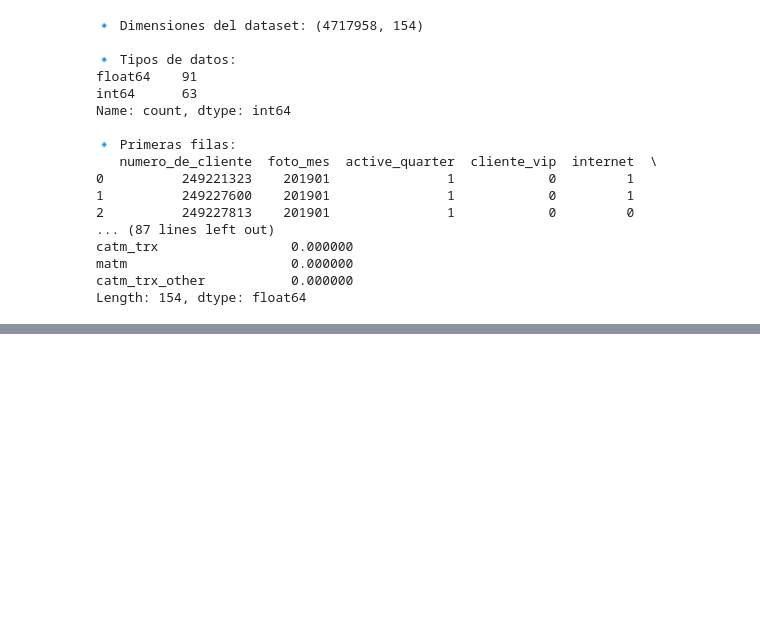
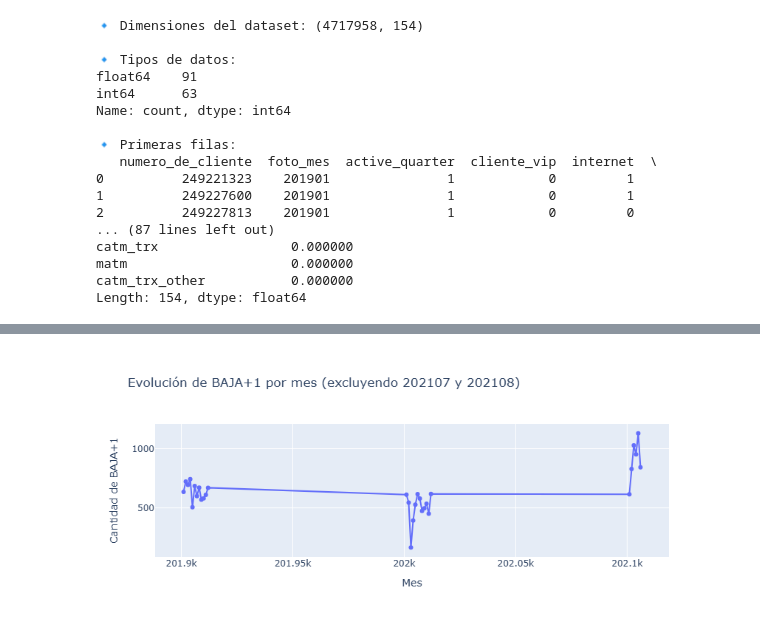
Before and after one commit to NicoCaricati/dmeyf2025, a Jupyter notebook: src/competencia_02/to_check.ipynb, the cells around one changed output, grey strips where cells are left out. Cells and saved outputs as stored; diff of their text form; code cells hidden in the pictures; blank space fills up the shorter version.

```diff
--- a/src/competencia_02/to_check.ipynb
+++ b/src/competencia_02/to_check.ipynb
@@ -142,0 +217,32 @@ print(df['clase_ternaria'].value_counts(dropna=False))
+# %%
+import plotly.express as px
+
+# Asegurarnos de que foto_mes sea entero
+df['foto_mes'] = df['foto_mes'].astype(int)
+
+# Filtrar solo BAJA+1 y excluir 202107 y 202108
+baja1 = (
+    df[
+        (df['clase_ternaria'] == 'BAJA+1') &
+        (~df['foto_mes'].isin([202107, 202108]))
+    ]
+    .groupby('foto_mes')
+    .size()
+    .reset_index(name='cantidad')
+    .sort_values('foto_mes')
+)
+
+# Graficar con Plotly
+fig = px.line(
+    baja1,
+    x='foto_mes',
+    y='cantidad',
+    markers=True,
+    title='Evolución de BAJA+1 por mes (excluyendo 202107 y 202108)',
+    labels={'foto_mes': 'Mes', 'cantidad': 'Cantidad de BAJA+1'}
+)
+
+# Mostrar el gráfico interactivo
+fig.show()
+# %% [output]
+[figure, added]
```
Also changed, not shown: parts of 6 cells of this notebook, 1 other file.
